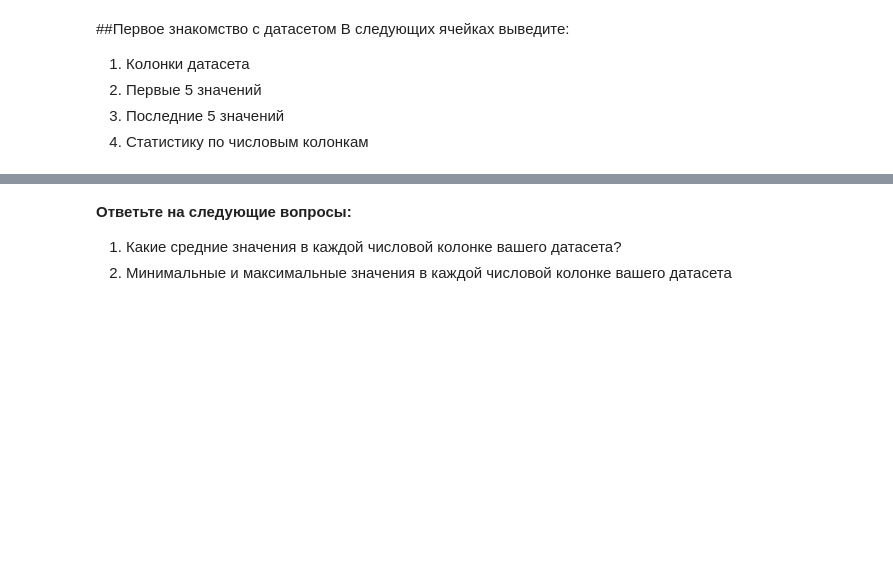
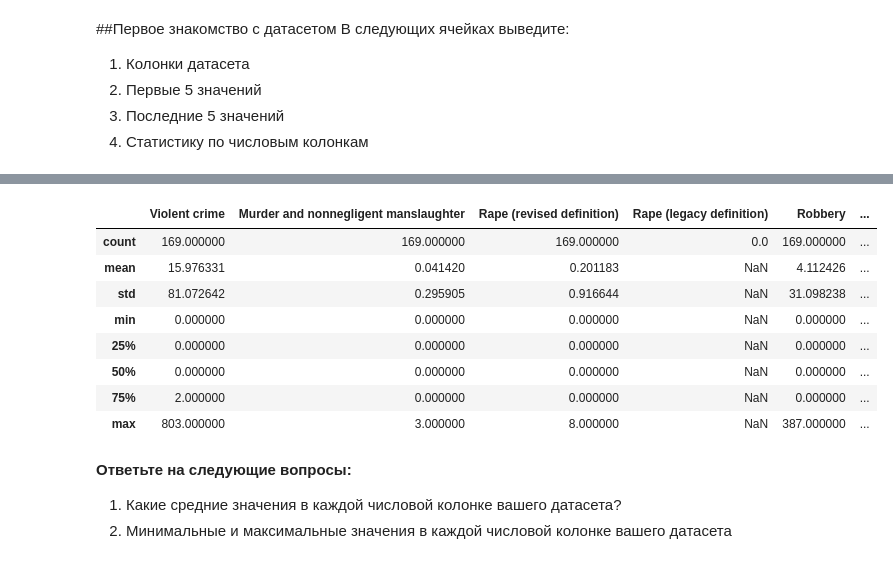
Before and after one commit to h8erqqq/ML, a Jupyter notebook: Задание_1_Korovin_ipynb".ipynb, the cells around one changed output, grey strips where cells are left out. Cells and saved outputs as stored; diff of their text form; code cells hidden in the pictures; blank space fills up the shorter version.

```diff
--- a/Задание_1_Korovin_ipynb".ipynb
+++ b/Задание_1_Korovin_ipynb".ipynb
@@ -32,5 +96,16 @@ df
 # %%
 #Статистику
+df.describe()
+# %% [output]
+|  | Violent crime | Murder and nonnegligent manslaughter | Rape (revised definition) | Rape (legacy definition) | Robbery | ... |
+| count | 169.000000 | 169.000000 | 169.000000 | 0.0 | 169.000000 | ... |
+| mean | 15.976331 | 0.041420 | 0.201183 | NaN | 4.112426 | ... |
+| std | 81.072642 | 0.295905 | 0.916644 | NaN | 31.098238 | ... |
+| min | 0.000000 | 0.000000 | 0.000000 | NaN | 0.000000 | ... |
+| 25% | 0.000000 | 0.000000 | 0.000000 | NaN | 0.000000 | ... |
+| 50% | 0.000000 | 0.000000 | 0.000000 | NaN | 0.000000 | ... |
+| 75% | 2.000000 | 0.000000 | 0.000000 | NaN | 0.000000 | ... |
+| max | 803.000000 | 3.000000 | 8.000000 | NaN | 387.000000 | ... |
 # %% [markdown]
 **Ответьте на следующие вопросы:**
 
```
Also changed, not shown: parts of 18 cells of this notebook.
